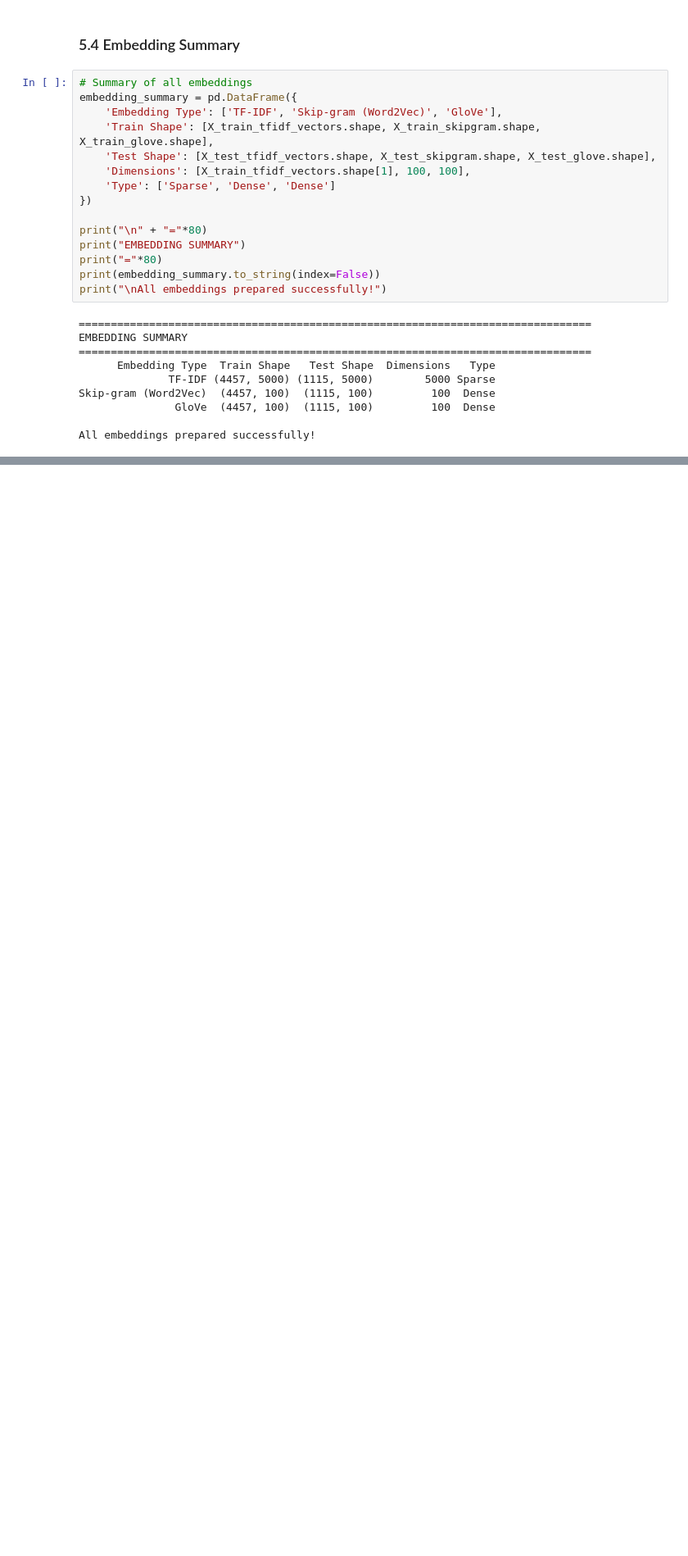
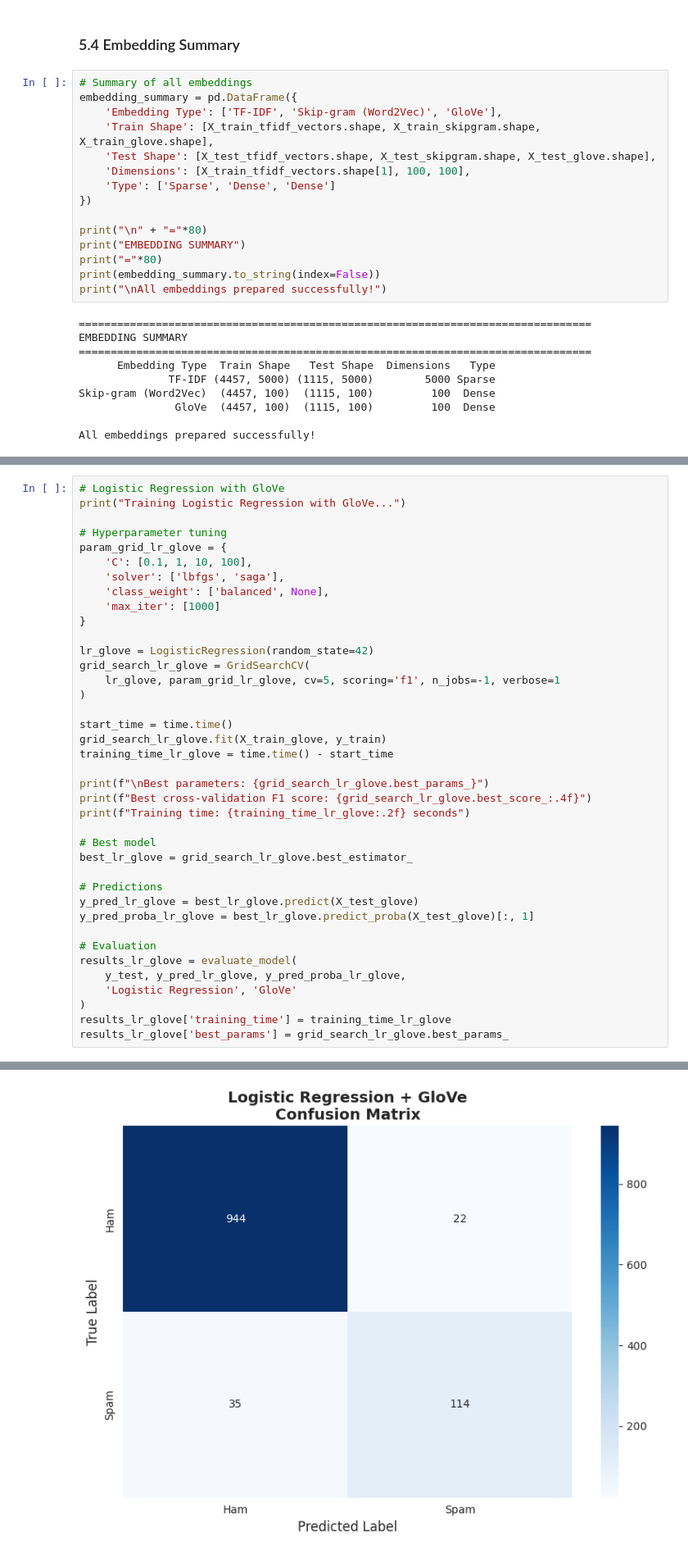
Before and after one commit to ernesteNtezirizaza/Group6-Text-Classification-Assignment, a Jupyter notebook: notebook/spam_classification_analysis.ipynb, the cells around one changed output, grey strips where cells are left out. Shown at 82% size. Saved outputs shown, nothing was run; the diff lists cells and outputs as text; blank space fills up the shorter version.

```diff
--- a/notebook/spam_classification_analysis.ipynb
+++ b/notebook/spam_classification_analysis.ipynb
@@ -882,0 +1086,40 @@ All embeddings prepared successfully!
+# %%
+# Logistic Regression with GloVe
+print("Training Logistic Regression with GloVe...")
+
+# Hyperparameter tuning
+param_grid_lr_glove = {
+    'C': [0.1, 1, 10, 100],
+    'solver': ['lbfgs', 'saga'],
+    'class_weight': ['balanced', None],
+    'max_iter': [1000]
+}
+
+lr_glove = LogisticRegression(random_state=42)
+grid_search_lr_glove = GridSearchCV(
+    lr_glove, param_grid_lr_glove, cv=5, scoring='f1', n_jobs=-1, verbose=1
+)
+
+start_time = time.time()
+grid_search_lr_glove.fit(X_train_glove, y_train)
+training_time_lr_glove = time.time() - start_time
+
+print(f"\nBest parameters: {grid_search_lr_glove.best_params_}")
+print(f"Best cross-validation F1 score: {grid_search_lr_glove.best_score_:.4f}")
+print(f"Training time: {training_time_lr_glove:.2f} seconds")
+
+# Best model
+best_lr_glove = grid_search_lr_glove.best_estimator_
+
+# Predictions
+y_pred_lr_glove = best_lr_glove.predict(X_test_glove)
+y_pred_proba_lr_glove = best_lr_glove.predict_proba(X_test_glove)[:, 1]
+
+# Evaluation
+results_lr_glove = evaluate_model(
+    y_test, y_pred_lr_glove, y_pred_proba_lr_glove,
+    'Logistic Regression', 'GloVe'
+)
+results_lr_glove['training_time'] = training_time_lr_glove
+results_lr_glove['best_params'] = grid_search_lr_glove.best_params_
+# %% [output]
@@ -882,0 +1143 @@ All embeddings prepared successfully!
+[figure, added]
```
Also changed, not shown: parts of 53 cells of this notebook.
